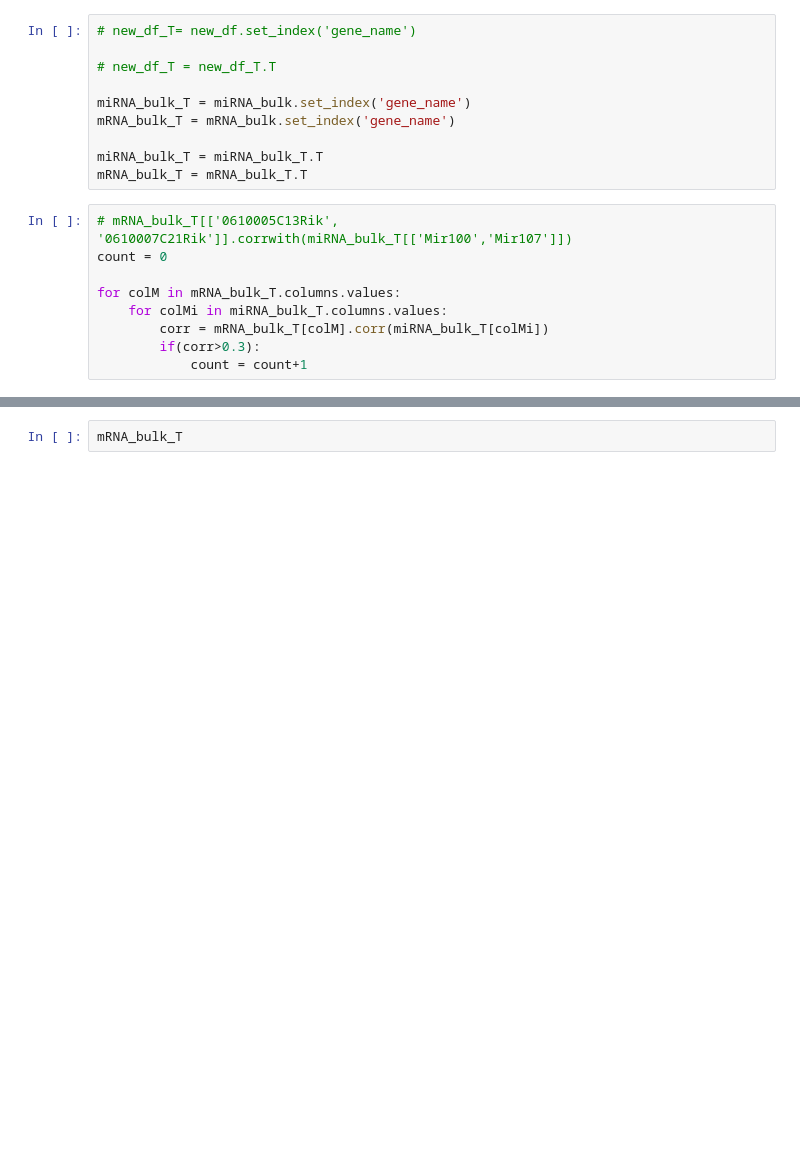
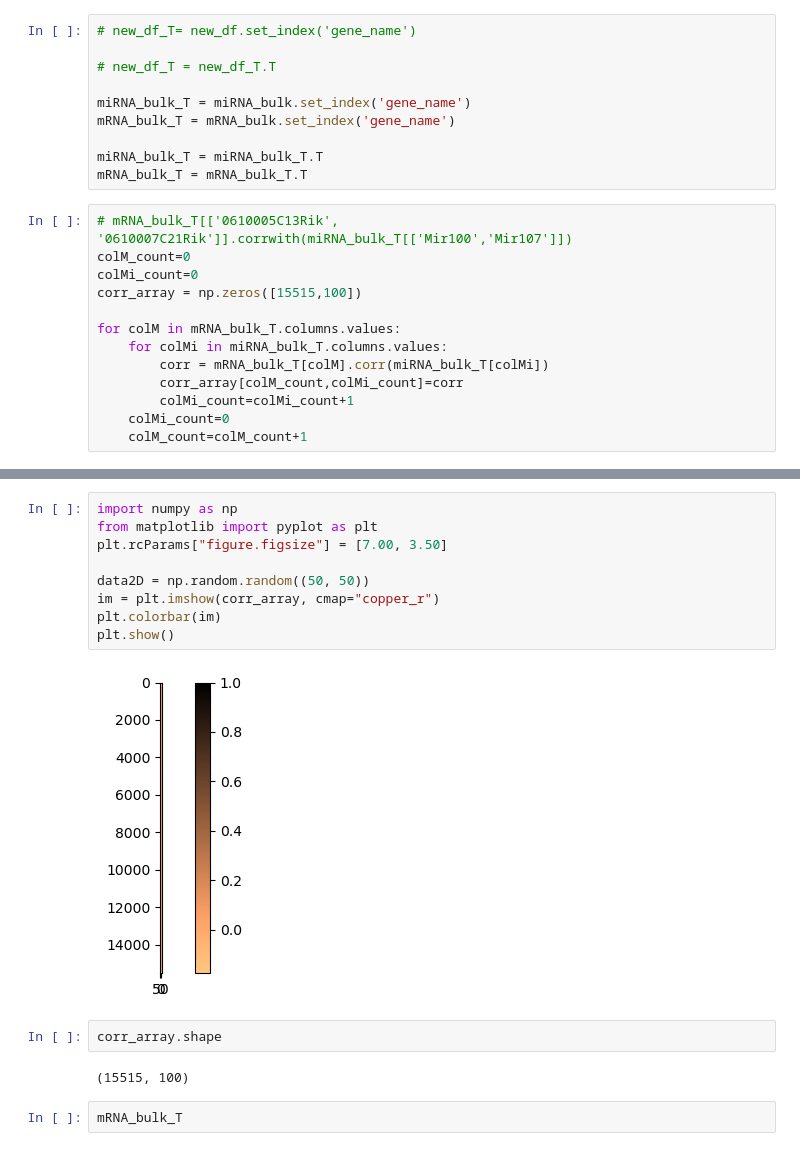
Before and after one commit to Fahim17/inferring-miRNA, a Jupyter notebook: data_manipulation.ipynb, the cells around one changed output, grey strips where cells are left out. Cells and saved outputs as stored; diff of their text form; blank space fills up the shorter version.

```diff
--- a/data_manipulation.ipynb
+++ b/data_manipulation.ipynb
@@ -86,10 +84,14 @@ miRNA_bulk_T = miRNA_bulk_T.T
 mRNA_bulk_T = mRNA_bulk_T.T
 # %%
 # mRNA_bulk_T[['0610005C13Rik', '0610007C21Rik']].corrwith(miRNA_bulk_T[['Mir100','Mir107']])
-count = 0
+colM_count=0
+colMi_count=0
+corr_array = np.zeros([15515,100])
 
 for colM in mRNA_bulk_T.columns.values:
     for colMi in miRNA_bulk_T.columns.values:
         corr = mRNA_bulk_T[colM].corr(miRNA_bulk_T[colMi])
-        if(corr>0.3):
-            count = count+1
+        corr_array[colM_count,colMi_count]=corr
+        colMi_count=colMi_count+1
+    colMi_count=0
+    colM_count=colM_count+1
@@ -100,3 +108,18 @@ count
+# %%
+import numpy as np
+from matplotlib import pyplot as plt
+plt.rcParams["figure.figsize"] = [7.00, 3.50]
+
+data2D = np.random.random((50, 50))
+im = plt.imshow(corr_array, cmap="copper_r")
+plt.colorbar(im)
+plt.show()
+# %% [output]
+[figure, added]
+# %%
+corr_array.shape
+# %% [output]
+(15515, 100)
 # %%
 mRNA_bulk_T
 # %% [output]
```
Also changed, not shown: parts of 3 cells of this notebook, 1 other file.
